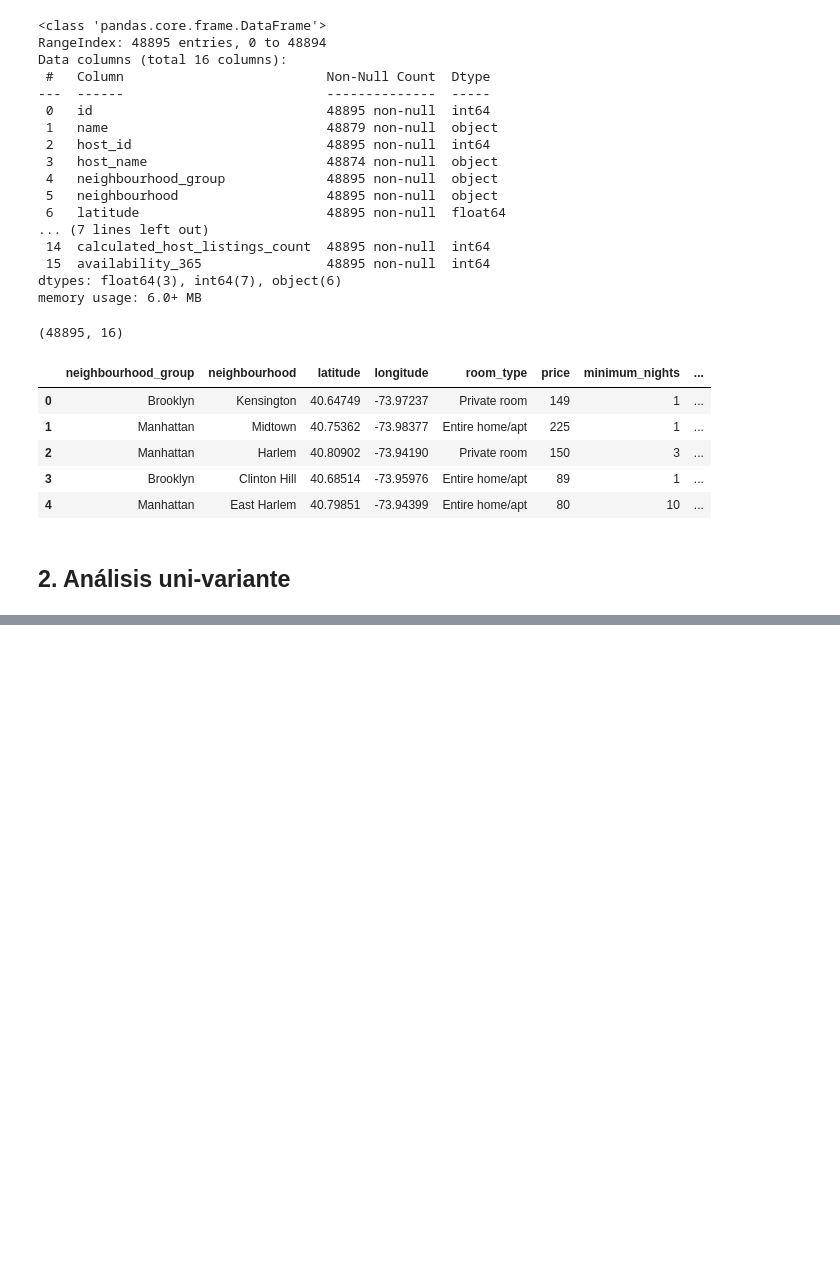
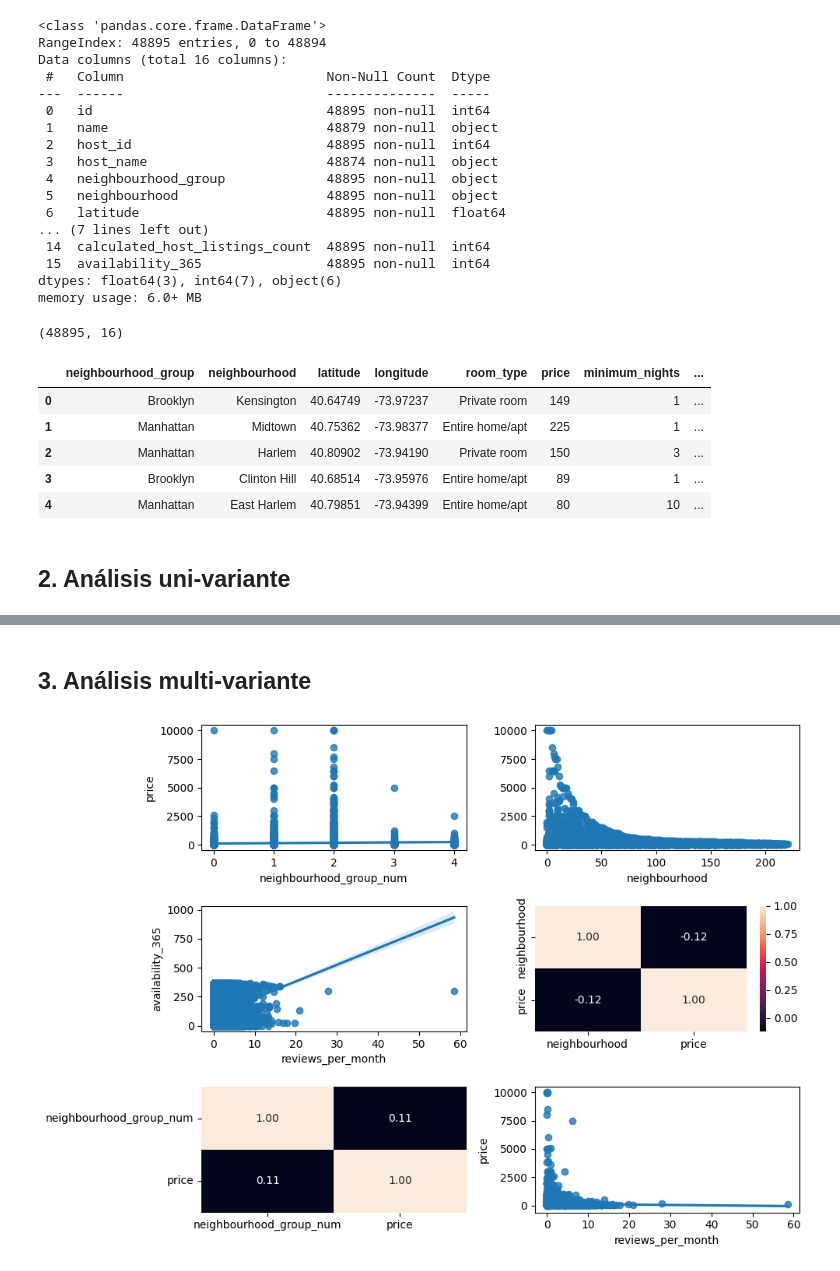
Before and after one commit to Alfonso-wav/EDA_1, a Jupyter notebook: src/explore.ipynb, the cells around one changed output, grey strips where cells are left out. Cells and saved outputs as stored; diff of their text form; code cells hidden in the pictures; blank space fills up the shorter version.

```diff
--- a/src/explore.ipynb
+++ b/src/explore.ipynb
@@ -81,0 +98,16 @@ plt.show()
+# %%
+codes_rt, uniques_rt = pd.factorize(total_data["room_type"], use_na_sentinel=False)
+print(uniques_rt)
+total_data["room_type_num"] = codes_rt
+
+
+
+codes_ng, uniques_ng = pd.factorize(total_data["neighbourhood_group"], use_na_sentinel=False)
+print(uniques_ng)
+total_data["neighbourhood_group_num"] = codes_ng
+
+codes_n, uniques_n = pd.factorize(total_data["neighbourhood"], use_na_sentinel=False)
+print(uniques_n)
+total_data["neighbourhood"] = codes_n
+
+total_data.head()
@@ -81,0 +131,20 @@ plt.show()
+# %% [markdown]
+## 3. Análisis multi-variante
+# %%
+fig, axis = plt.subplots(3, 2, figsize = (10, 7))
+
+# Create a multiple scatter diagram
+sns.regplot(ax = axis[0, 0], data = total_data, x = "neighbourhood_group_num", y = "price")
+sns.heatmap(total_data[["neighbourhood_group_num", "price"]].corr(), annot = True, fmt = ".2f", ax = axis[2, 0], cbar = False)
+sns.regplot(ax = axis[1, 0], data = total_data, x = "reviews_per_month", y = "availability_365")
+sns.regplot(ax = axis[0, 1], data = total_data, x = "neighbourhood", y = "price").set(ylabel=None)
+sns.heatmap(total_data[["neighbourhood", "price"]].corr(), annot = True, fmt = ".2f", ax = axis[1, 1])
+sns.regplot(data = total_data, x = "reviews_per_month", y = "price", ax = axis [2,1])
+
+# Adjust the layout
+plt.tight_layout()
+
+# Show the plot
+plt.show()
+# %% [output]
+[figure, added]
```
Also changed, not shown: parts of 10 cells of this notebook.
